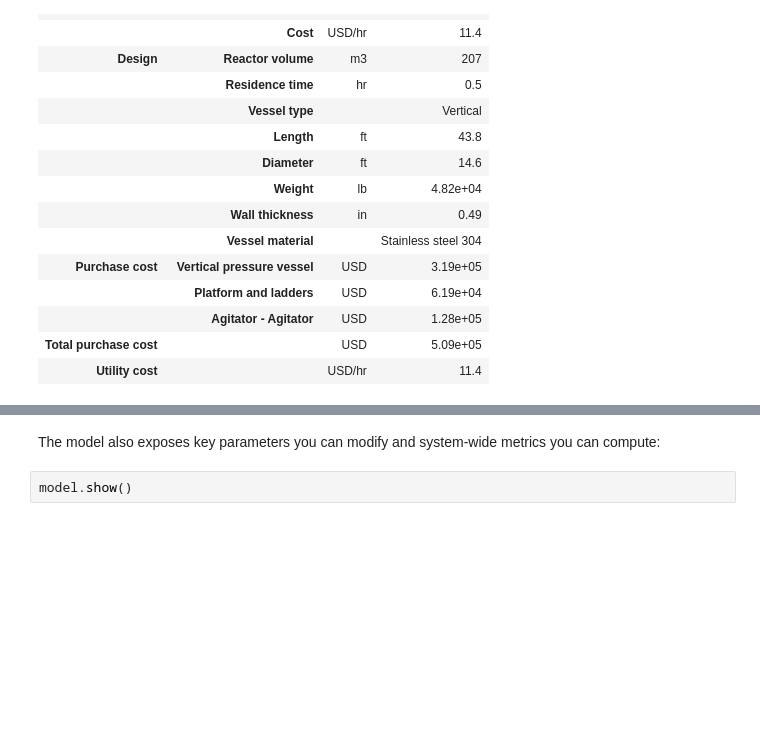
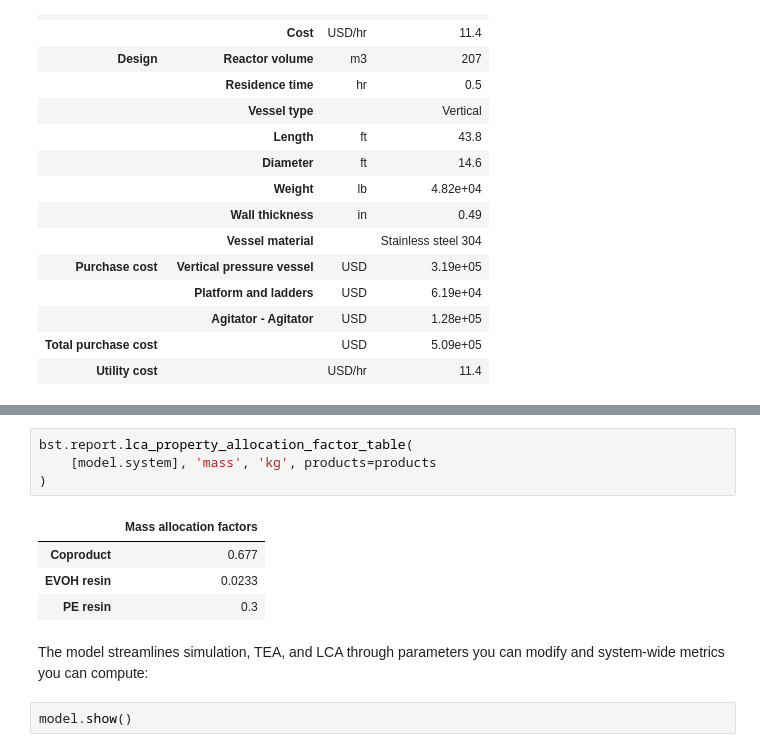
Before and after one commit to BioSTEAMDevelopmentGroup/How2STEAM, a Jupyter notebook: case_studies/Plastic_dissolution_and_precipitation.ipynb, the cells around one changed output, grey strips where cells are left out. Drawn from its saved outputs; the diff is of its cells as text; blank space fills up the shorter version.

```diff
--- a/case_studies/Plastic_dissolution_and_precipitation.ipynb
+++ b/case_studies/Plastic_dissolution_and_precipitation.ipynb
@@ -69,5 +105,14 @@ model.U3.results()
+# %%
+bst.report.lca_property_allocation_factor_table(
+    [model.system], 'mass', 'kg', products=products
+)
+# %% [output]
+|  | Mass allocation factors |
+| Coproduct | 0.677 |
+| EVOH resin | 0.0233 |
+| PE resin | 0.3 |
 # %% [markdown]
-The model also exposes key parameters you can modify and system-wide metrics you can compute:
+The model streamlines simulation, TEA, and LCA through parameters you can modify and system-wide metrics you can compute:
 # %%
 model.show()
 # %% [output]
```
Also changed, not shown: parts of 5 cells of this notebook, 1 other file.
